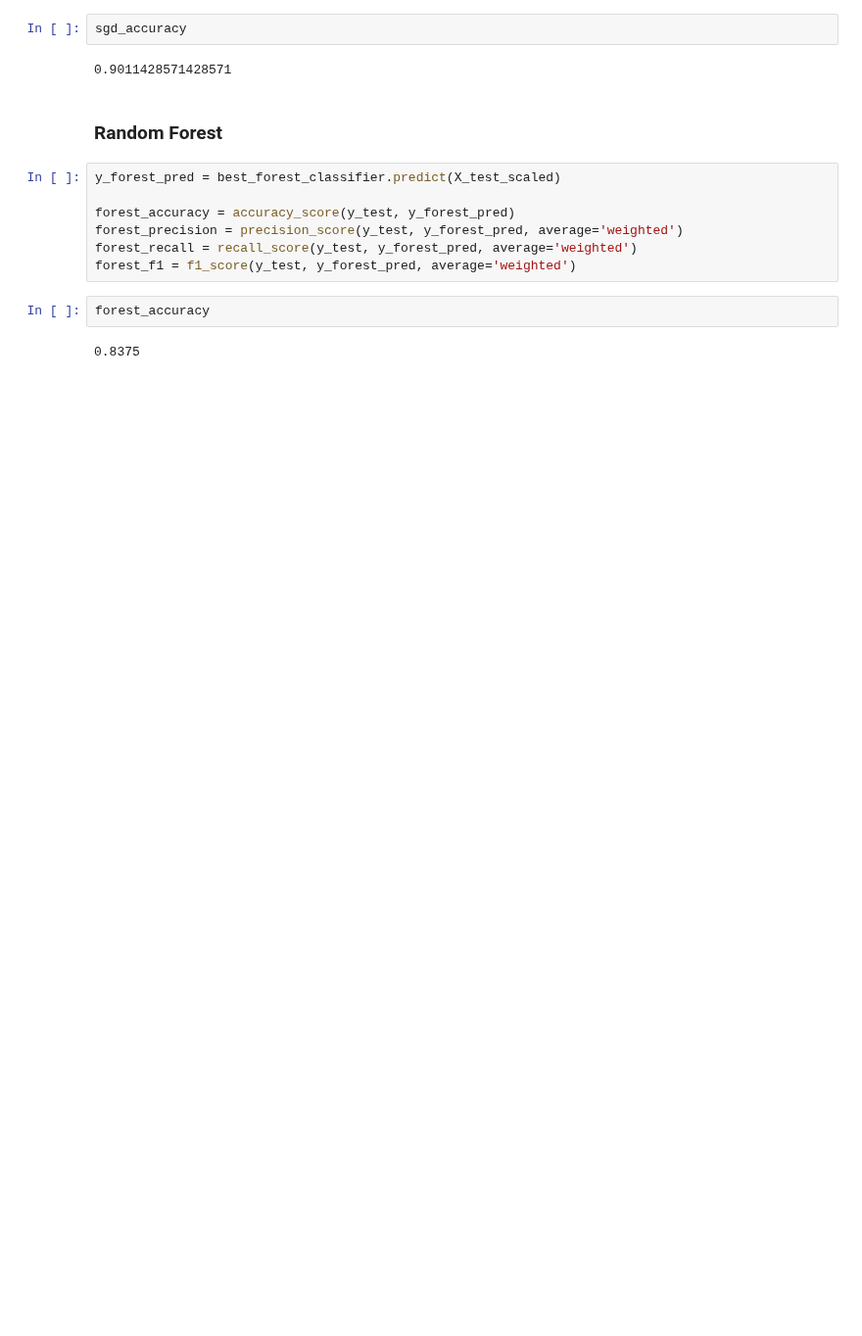
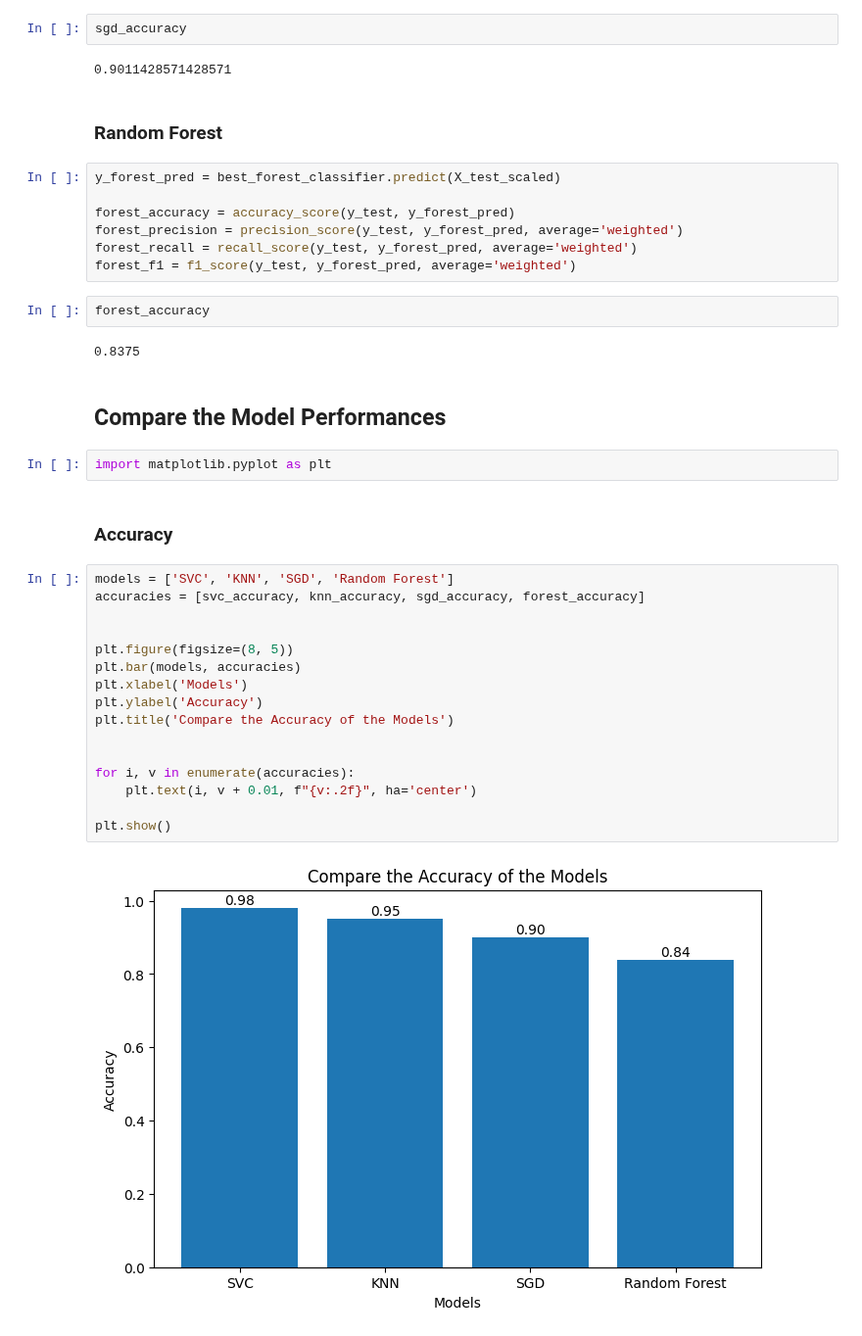
Before and after one commit to bademari/AI_ML_Lab, a Jupyter notebook: Lab 5.ipynb, the cells around one changed output. Shown at 98% size. Cells and saved outputs as stored; diff of their text form; blank space fills up the shorter version.

Commit message:
compare the models with different metrics

```diff
--- a/Lab 5.ipynb
+++ b/Lab 5.ipynb
@@ -512,3 +512,27 @@ forest_f1 = f1_score(y_test, y_forest_pred, average='weighted')
 forest_accuracy
 # %% [output]
 0.8375
+# %% [markdown]
+## Compare the Model Performances
+# %%
+import matplotlib.pyplot as plt
+# %% [markdown]
+### Accuracy
+# %%
+models = ['SVC', 'KNN', 'SGD', 'Random Forest']
+accuracies = [svc_accuracy, knn_accuracy, sgd_accuracy, forest_accuracy]
+
+
+plt.figure(figsize=(8, 5))
+plt.bar(models, accuracies)
+plt.xlabel('Models')
+plt.ylabel('Accuracy')
+plt.title('Compare the Accuracy of the Models')
+
+
+for i, v in enumerate(accuracies):
+    plt.text(i, v + 0.01, f"{v:.2f}", ha='center')
+
+plt.show()
+# %% [output]
+[figure, added]
```
Also changed, not shown: parts of 8 cells of this notebook, 5 other files.
